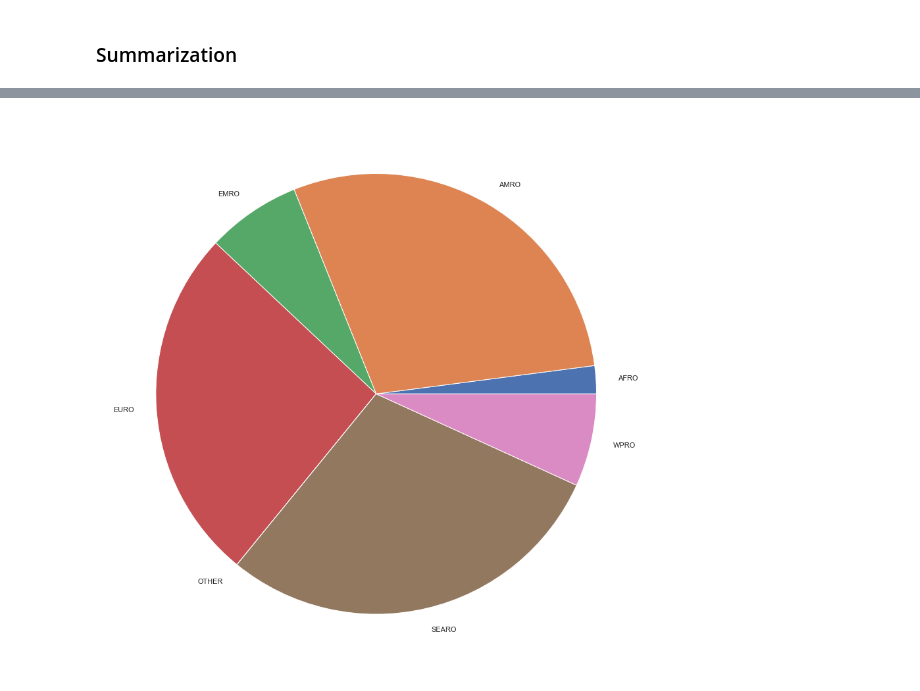
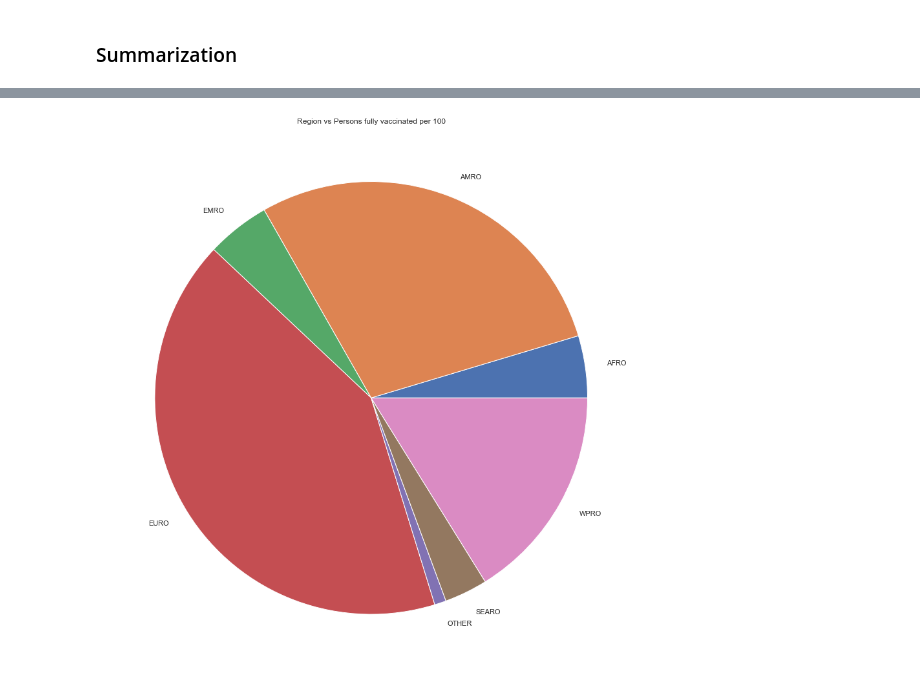
Before and after one commit to thetongs/Vaccination-Data-Analysis-Data-Visualization, a Jupyter notebook: vaccine.ipynb, the cells around one changed output, grey strips where cells are left out. Cells and saved outputs as stored; diff of their text form; code cells hidden in the pictures.

```diff
--- a/vaccine.ipynb
+++ b/vaccine.ipynb
@@ -210,9 +277,13 @@ plt.close()
 # %%
-region_count = dataset.groupby('WHO_REGION')['PERSONS_VACCINATED_1PLUS_DOSE'].sum()
+## Region vs Persons fully vaccinated per 100
+#
+region_count = dataset.groupby('WHO_REGION')['PERSONS_FULLY_VACCINATED_PER100'].sum()
 lab = region_count.index.tolist()
 data = region_count.values.tolist()
+
+plt.title("Region vs Persons fully vaccinated per 100")
 plt.pie(data, labels = lab)
 plt.show()
 plt.close()
 # %% [output]
-[figure, old version]
+[figure, new version]
```
Also changed, not shown: parts of 20 cells of this notebook.
